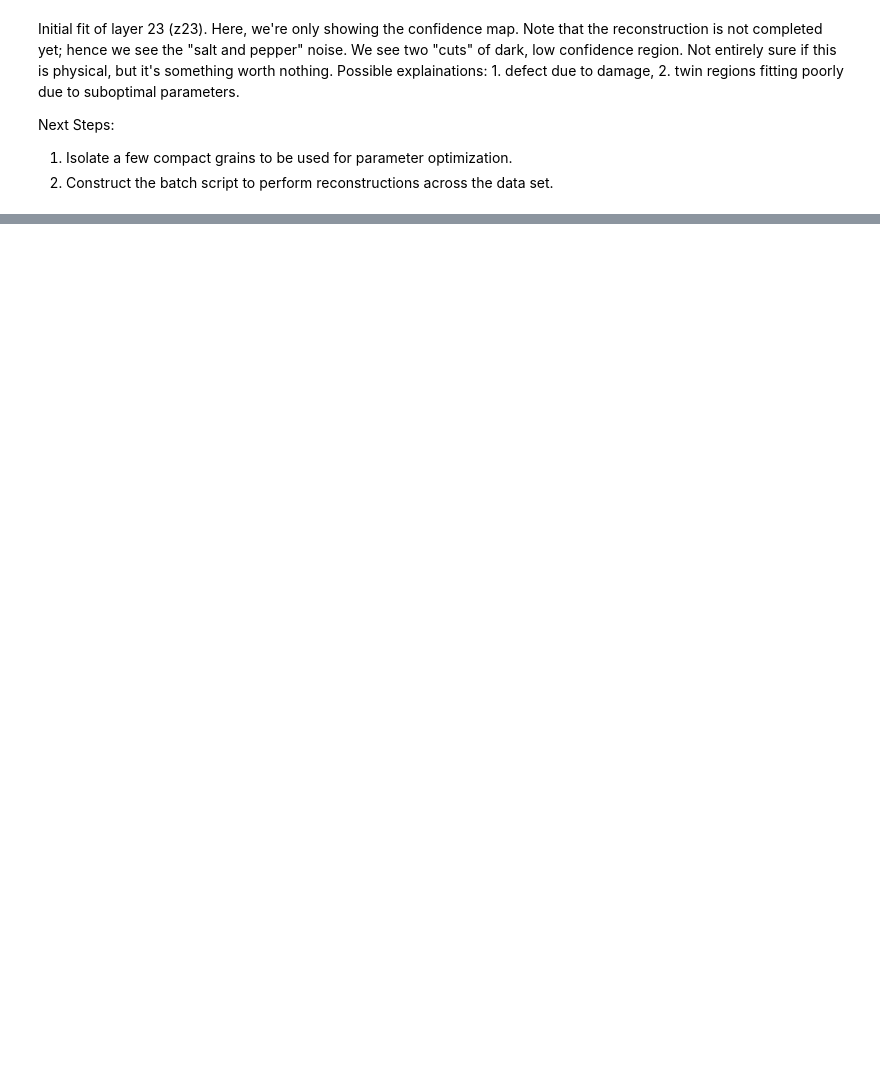
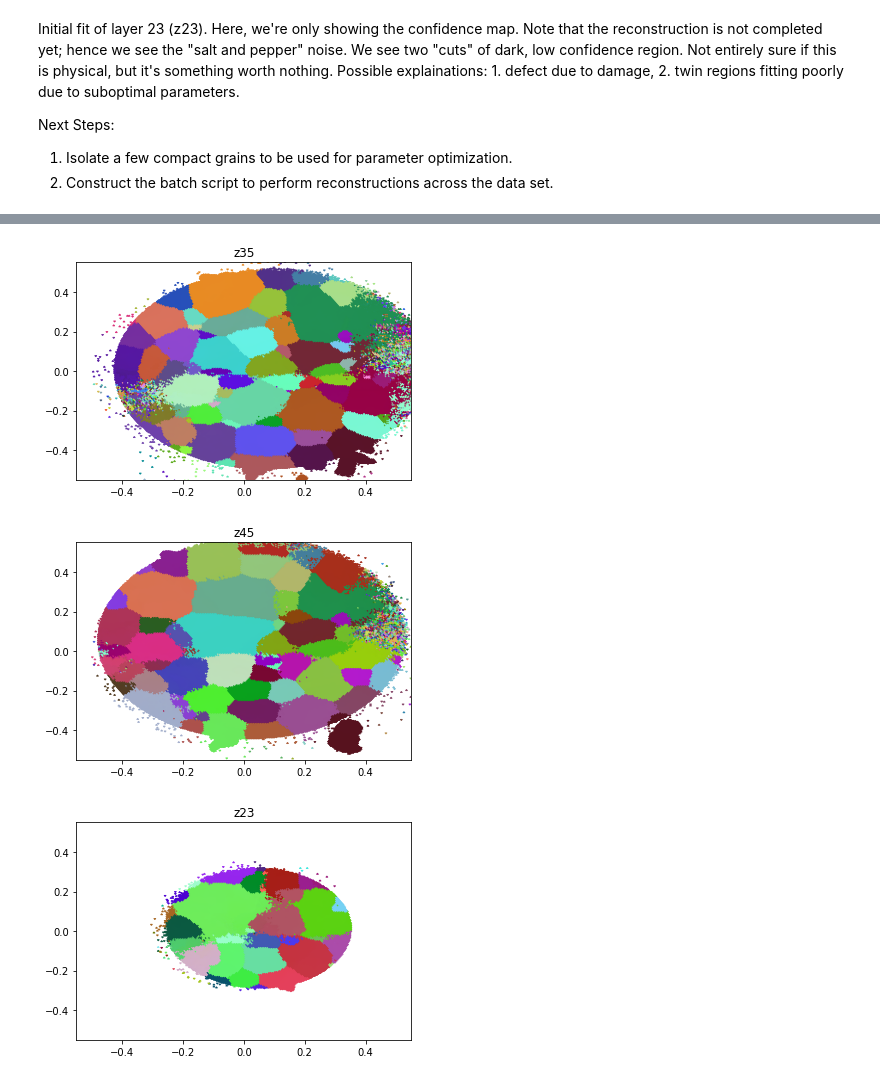
Before and after one commit to FrankieLi/Notebooks, a Jupyter notebook: Jake/pynotebook/Reduced Data Check.ipynb, the cells around one changed output, grey strips where cells are left out. Saved outputs shown, nothing was run; the diff lists cells and outputs as text; code cells hidden in the pictures; blank space fills up the shorter version.

```diff
--- a/Jake/pynotebook/Reduced Data Check.ipynb
+++ b/Jake/pynotebook/Reduced Data Check.ipynb
@@ -109,0 +122,31 @@ Initial fit of z35 and z45. It takes 1024 cores 8276 and 9210 seconds. Max discr
+# %%
+import xdm_toolkit.xdm_plot as xplot
+import xdm_toolkit.xdm_io as xdm_io
+import matplotlib.pyplot as plt
+reload(xplot)
+plt.close('all')
+z35_path = '/Users/sfli/Consult/Spear_2017/Reconstruction/Mg/z35/Mg_z35.mic.LBFS'
+snp, sw = xdm_io.load_mic(z35_path)
+fig, ax, im = xplot.plot_mic(snp, sw, 3, 0)
+# Show the actual plot
+plt.axis([-0.55, 0.55, -0.55, 0.55])
+plt.title('z35')
+plt.show(block=False)
+
+z45_path = '/Users/sfli/Consult/Spear_2017/Reconstruction/Mg/z45/Mg_z45.mic.LBFS'
+snp, sw = xdm_io.load_mic(z45_path)
+fig, ax, im = xplot.plot_mic(snp, sw, 3, 0)
+plt.axis([-0.55, 0.55, -0.55, 0.55])
+plt.title('z45')
+plt.show(block=False)
+
+z23_path = '/Users/sfli/Consult/Spear_2017/Reconstruction/Mg/z23/Mg_z23.mic.LBFS'
+snp, sw = xdm_io.load_mic(z23_path)
+fig, ax, im = xplot.plot_mic(snp, sw, 3, 0)
+plt.axis([-0.55, 0.55, -0.55, 0.55])
+plt.title('z23')
+plt.show(block=False)
+# %% [output]
+[figure, added]
+[figure, added]
+[figure, added]
```
Also changed, not shown: parts of 3 cells of this notebook.
